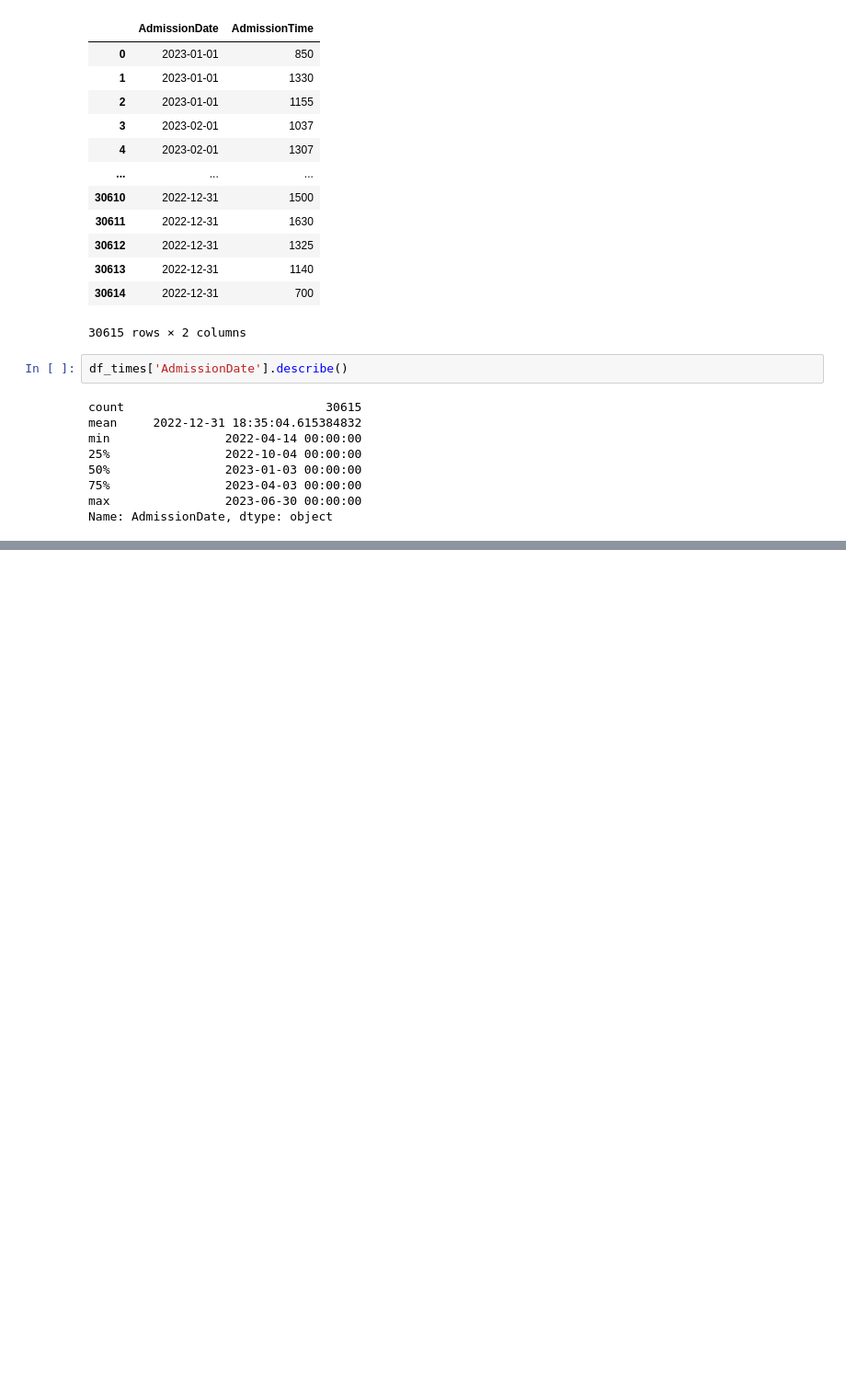
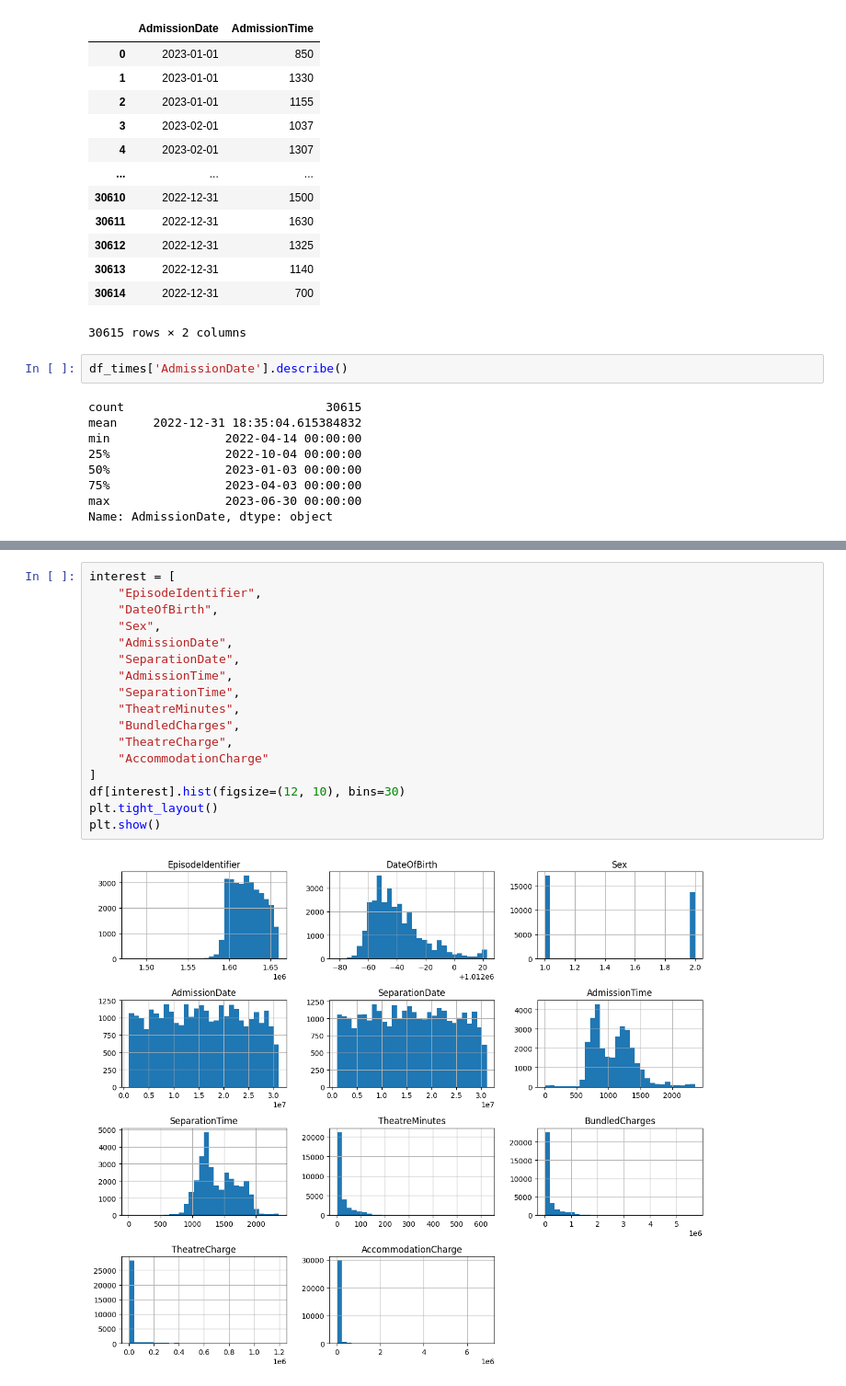
Before and after one commit to michaelchau0424/SJGHS-Data-Analysis-Project, a Jupyter notebook: code/00_DataExploration.ipynb, the cells around one changed output, grey strips where cells are left out. Shown at 92% size. Cells and saved outputs as stored; diff of their text form; blank space fills up the shorter version.

```diff
--- a/code/00_DataExploration.ipynb
+++ b/code/00_DataExploration.ipynb
@@ -134,0 +186,19 @@ df.loc[df['PrincipalDiagnosis'] == '2Z491 ', :].sample(5)
+# %%
+interest = [
+    "EpisodeIdentifier",
+    "DateOfBirth",
+    "Sex",
+    "AdmissionDate",
+    "SeparationDate",
+    "AdmissionTime",
+    "SeparationTime",
+    "TheatreMinutes",
+    "BundledCharges",
+    "TheatreCharge",
+    "AccommodationCharge"
+]
+df[interest].hist(figsize=(12, 10), bins=30)
+plt.tight_layout()
+plt.show()
+# %% [output]
+[figure, added]
```
Also changed, not shown: parts of 16 cells of this notebook, 3 other files.
